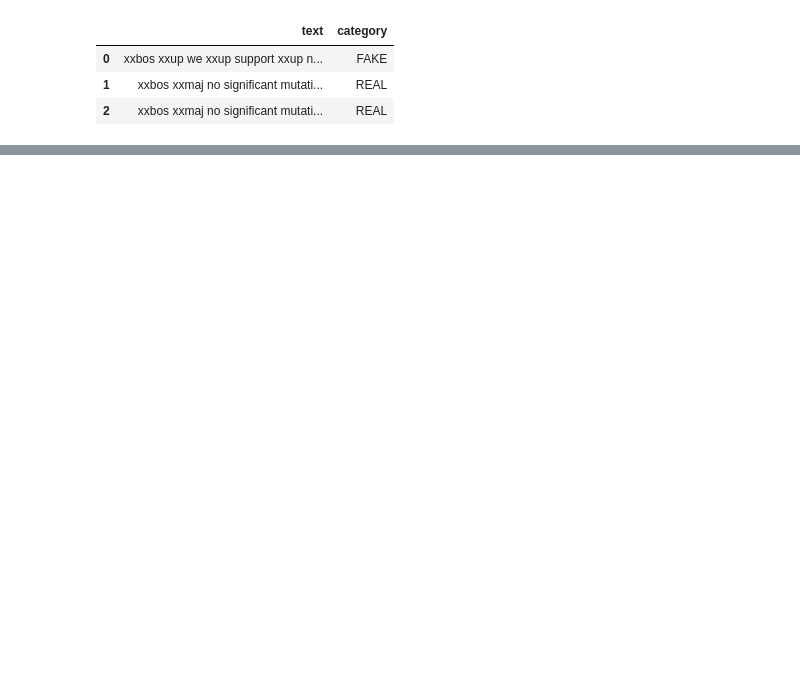
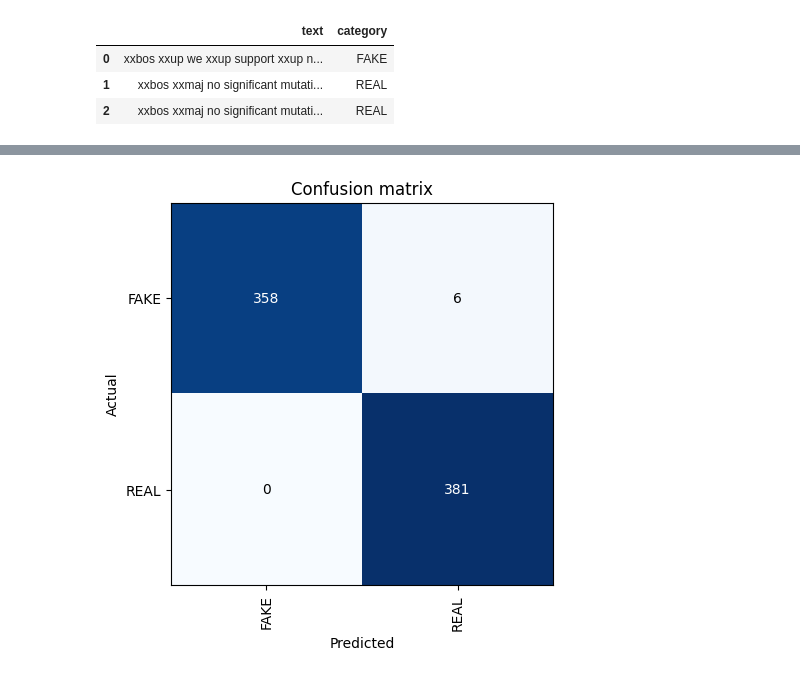
Before and after one commit to DakshitChopra/FakeNews_Detection, a Jupyter notebook: FakeNews_Detection.ipynb, the cells around one changed output, grey strips where cells are left out. Drawn from its saved outputs; the diff is of its cells as text; code cells hidden in the pictures; blank space fills up the shorter version.

```diff
--- a/FakeNews_Detection.ipynb
+++ b/FakeNews_Detection.ipynb
@@ -81,0 +96,4 @@ NameError: name 'learn' is not defined
+# %%
+interp = ClassificationInterpretation.from_learner(learn)
+interp.plot_confusion_matrix()
+# %% [output]
@@ -81,0 +102 @@ NameError: name 'learn' is not defined
+[figure, added]
```
Also changed, not shown: parts of 3 cells of this notebook.
